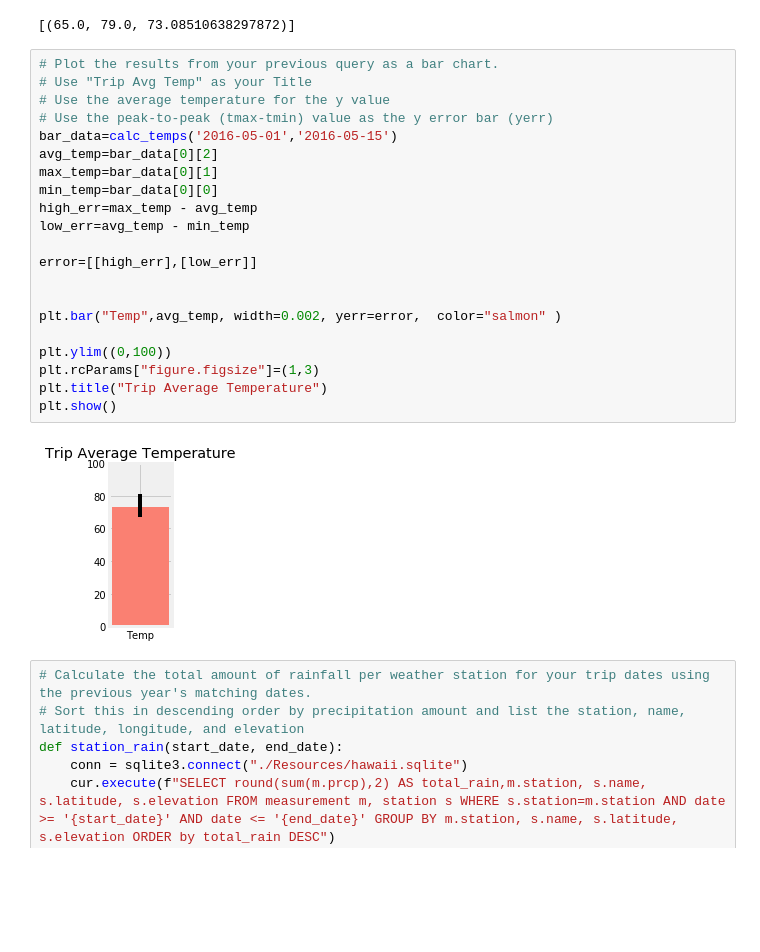
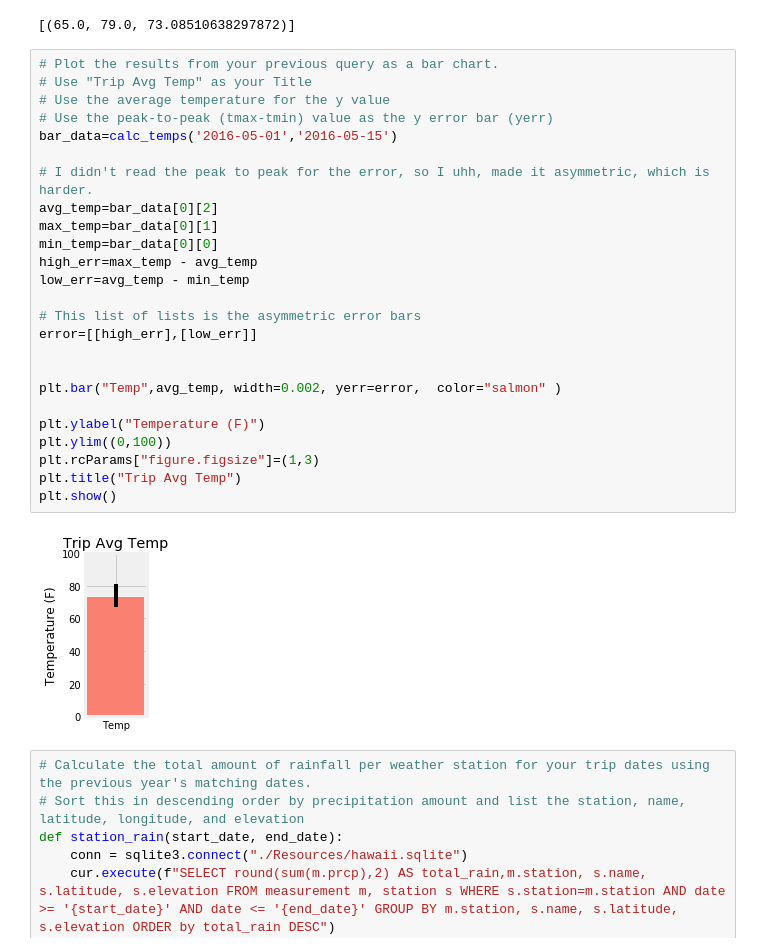
Before and after one commit to rschroer/allhomeworks, a Jupyter notebook: HW08/climate_starter_sqlite3.ipynb, the cells around one changed output. Saved outputs shown, nothing was run; the diff lists cells and outputs as text; blank space fills up the shorter version.

Commit message:
recomming because git didn't chage

```diff
--- a/HW08/climate_starter_sqlite3.ipynb
+++ b/HW08/climate_starter_sqlite3.ipynb
@@ -359,26 +359,30 @@ calc_temps('2016-05-01','2016-05-15')
 # %%
 # Plot the results from your previous query as a bar chart.
 # Use "Trip Avg Temp" as your Title
 # Use the average temperature for the y value
 # Use the peak-to-peak (tmax-tmin) value as the y error bar (yerr)
 bar_data=calc_temps('2016-05-01','2016-05-15')
+
+# I didn't read the peak to peak for the error, so I uhh, made it asymmetric, which is harder.
 avg_temp=bar_data[0][2]
 max_temp=bar_data[0][1]
 min_temp=bar_data[0][0]
 high_err=max_temp - avg_temp
 low_err=avg_temp - min_temp
 
+# This list of lists is the asymmetric error bars
 error=[[high_err],[low_err]]
 
 
 plt.bar("Temp",avg_temp, width=0.002, yerr=error,  color="salmon" )
 
+plt.ylabel("Temperature (F)")
 plt.ylim((0,100))
 plt.rcParams["figure.figsize"]=(1,3)
-plt.title("Trip Average Temperature")
+plt.title("Trip Avg Temp")
 plt.show()
 # %% [output]
-[figure, old version]
+[figure, new version]
 # %%
 # Calculate the total amount of rainfall per weather station for your trip dates using the previous year's matching dates.
 # Sort this in descending order by precipitation amount and list the station, name, latitude, longitude, and elevation
```
